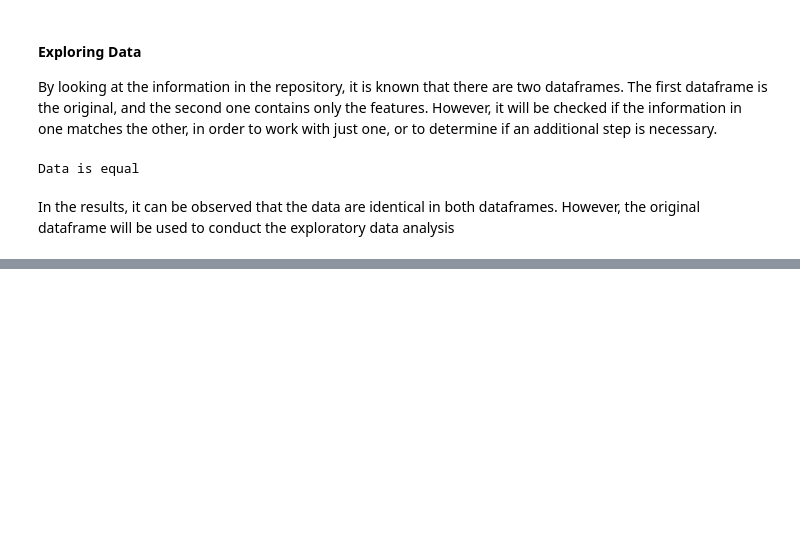
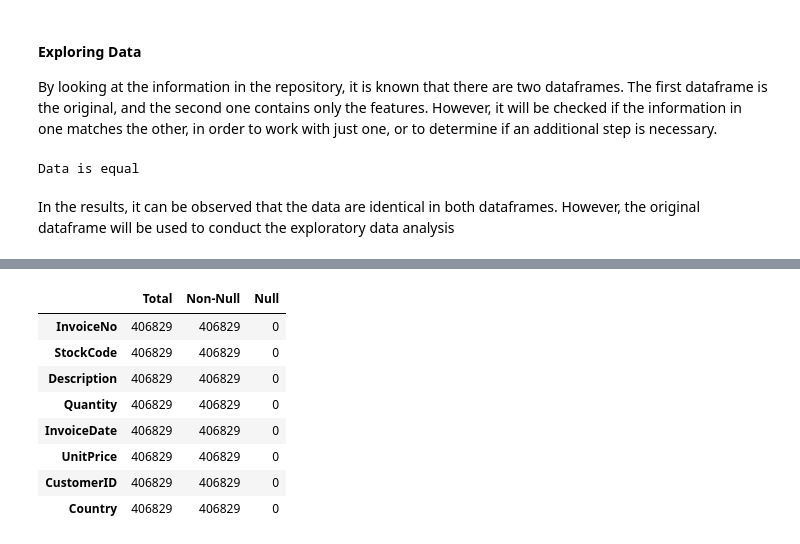
Before and after one commit to carlosmunoz97/citec_technical_test, a Jupyter notebook: online_retail.ipynb, the cells around one changed output, grey strips where cells are left out. Cells and saved outputs as stored; diff of their text form; code cells hidden in the pictures; blank space fills up the shorter version.

Commit message:
First approach to EDA, management of  null data

```diff
--- a/online_retail.ipynb
+++ b/online_retail.ipynb
@@ -151,0 +159,8 @@ In the results, it can be observed that the data are identical in both dataframe
+# %%
+original['InvoiceNo'] = original['InvoiceNo'].str.strip()
+original['StockCode'] = original['StockCode'].str.strip()
+original['Description'] = original['Description'].str.strip()
+original['Country'] = original['Country'].str.strip()
+
+#Create a copy of the dataframe
+original_copy = original.copy()
@@ -151,0 +185,20 @@ In the results, it can be observed that the data are identical in both dataframe
+# %%
+original.dropna(subset=['CustomerID'], inplace=True)
+# %%
+non_null_counts = original.notnull().sum()
+total_counts = len(original)
+
+null_counts = total_counts - non_null_counts
+
+result = pd.DataFrame({'Total': total_counts, 'Non-Null': non_null_counts, 'Null': null_counts})
+result
+# %% [output]
+|  | Total | Non-Null | Null |
+| InvoiceNo | 406829 | 406829 | 0 |
+| StockCode | 406829 | 406829 | 0 |
+| Description | 406829 | 406829 | 0 |
+| Quantity | 406829 | 406829 | 0 |
+| InvoiceDate | 406829 | 406829 | 0 |
+| UnitPrice | 406829 | 406829 | 0 |
+| CustomerID | 406829 | 406829 | 0 |
+| Country | 406829 | 406829 | 0 |
```
Also changed, not shown: parts of 22 cells of this notebook.
